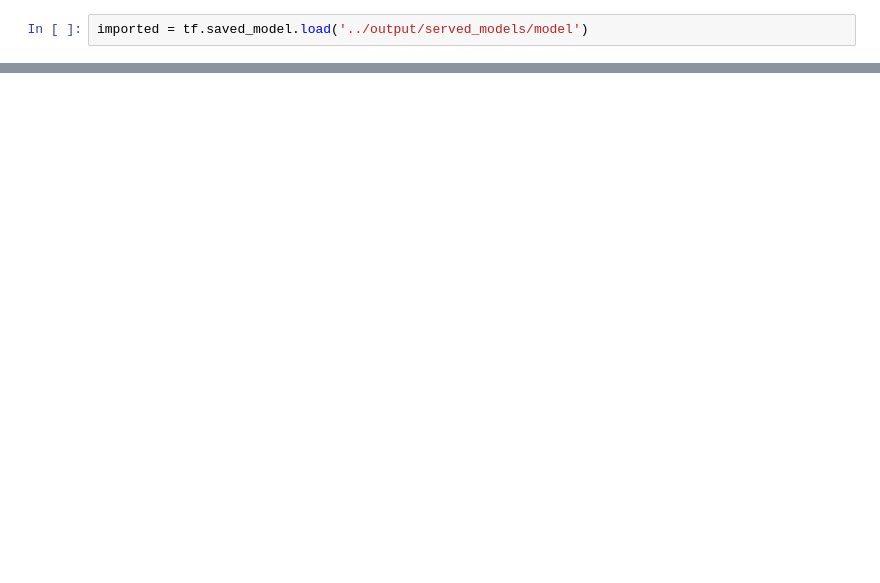
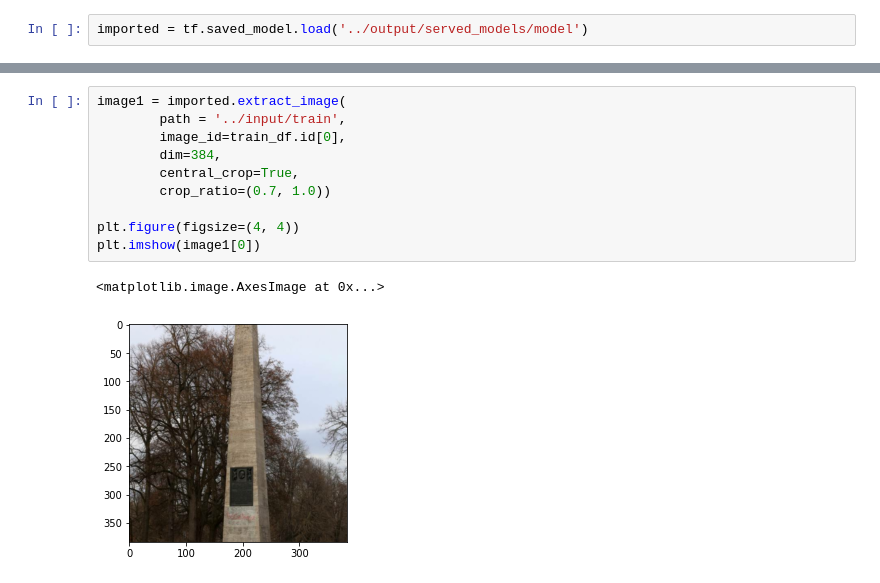
Before and after one commit to akensert/kaggle-landmark-retrieval-and-recognition-2020, a Jupyter notebook: recognition/Untitled2.ipynb, the cells around one changed output, grey strips where cells are left out. Saved outputs shown, nothing was run; the diff lists cells and outputs as text; blank space fills up the shorter version.

```diff
--- a/recognition/Untitled2.ipynb
+++ b/recognition/Untitled2.ipynb
@@ -311,0 +343,13 @@ features2, points2 = imported.extract_local_descriptor(
+# %%
+image1 = imported.extract_image(
+        path = '../input/train',
+        image_id=train_df.id[0],
+        dim=384,
+        central_crop=True,
+        crop_ratio=(0.7, 1.0))
+
+plt.figure(figsize=(4, 4))
+plt.imshow(image1[0])
+# %% [output]
+<matplotlib.image.AxesImage at 0x...>
+[figure, added]
```
Also changed, not shown: parts of 30 cells of this notebook, 3 other files.
